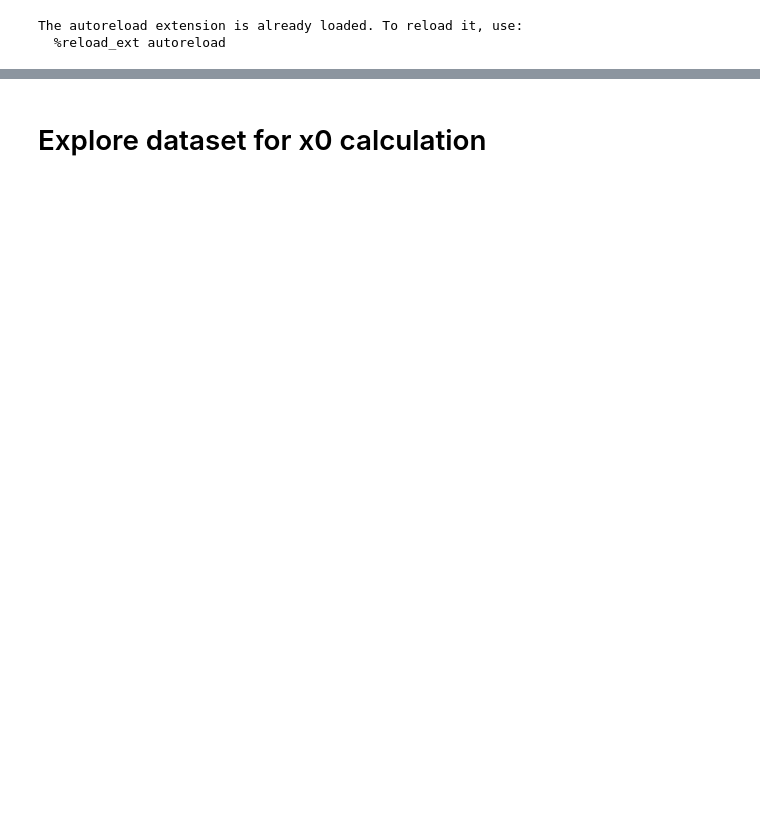
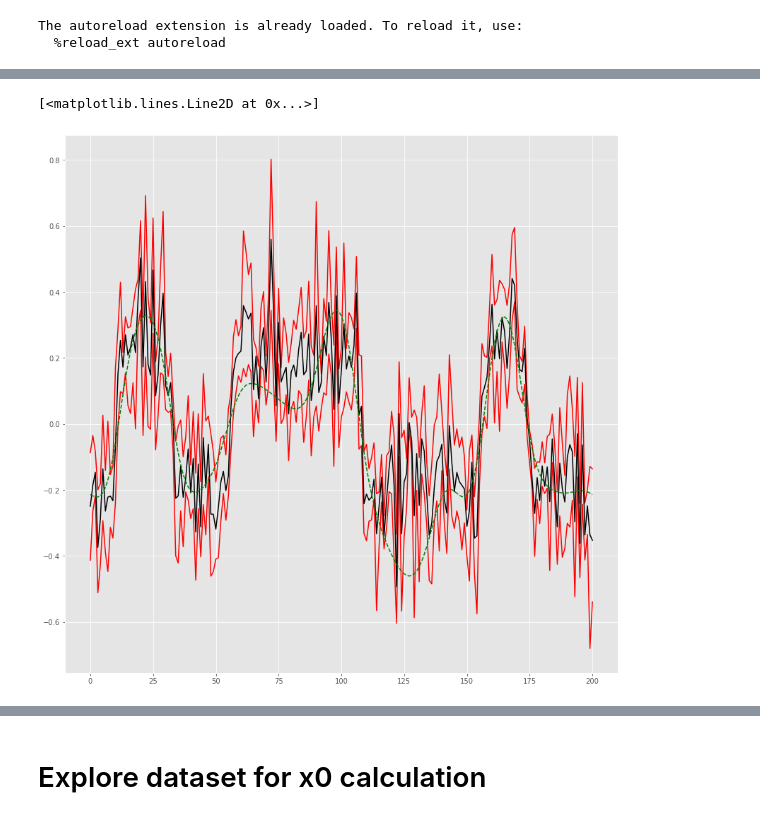
Before and after one commit to jaimelopezgarcia/seminarDL4PDES_2, a Jupyter notebook: Untitled.ipynb, the cells around one changed output, grey strips where cells are left out. Saved outputs shown, nothing was run; the diff lists cells and outputs as text; code cells hidden in the pictures; blank space fills up the shorter version.

```diff
--- a/Untitled.ipynb
+++ b/Untitled.ipynb
@@ -21,0 +258,10 @@ _
+# %%
+plt.figure(figsize=(14,14))
+plt.plot(np.percentile(hmc_samples["x0"],75,axis=0)[0,0],color = "red")
+plt.plot(np.percentile(hmc_samples["x0"],25,axis=0)[0,0],color = "red")
+
+plt.plot(np.mean(hmc_samples["x0"],axis=0)[0,0], color = "black")
+plt.plot(xo_gt[0,0],'--',color = "green")
+# %% [output]
+[<matplotlib.lines.Line2D at 0x...>]
+[figure, added]
```
Also changed, not shown: parts of 35 cells of this notebook, 32 other files.
